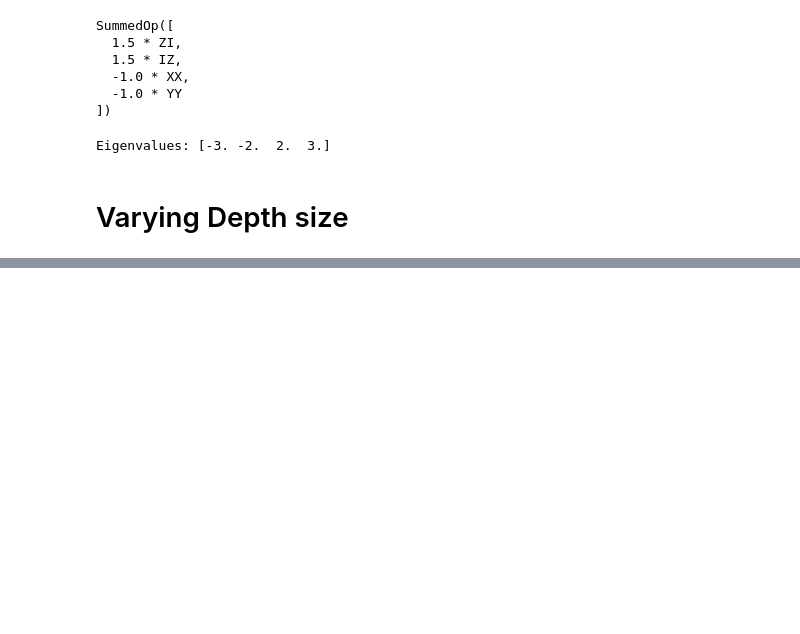
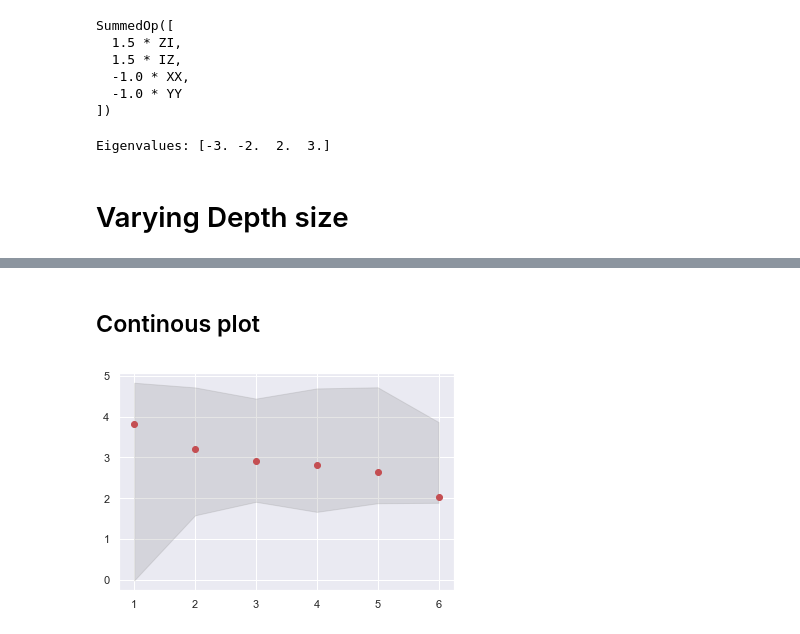
Before and after one commit to nahumsa/volta, a Jupyter notebook: Notebooks/BCS/02-Ansatz_Depth.ipynb, the cells around one changed output, grey strips where cells are left out. Cells and saved outputs as stored; diff of their text form; code cells hidden in the pictures; blank space fills up the shorter version.

```diff
--- a/Notebooks/BCS/02-Ansatz_Depth.ipynb
+++ b/Notebooks/BCS/02-Ansatz_Depth.ipynb
@@ -148,0 +208,10 @@ plt.show()
+# %% [markdown]
+## Continous plot
+# %%
+
+plt.plot(x_axis, np.array(mean_spsa)/2,  'or')
+plt.fill_between(x_axis, np.array(mean_cobyla)/2 - np.array(std_cobyla)/2 , np.array(mean_spsa)/2 + np.array(std_spsa)/2,
+                 color='gray', alpha=0.2)
+plt.show()
+# %% [output]
+[figure, added]
```
Also changed, not shown: parts of 8 cells of this notebook, 4 other files.
